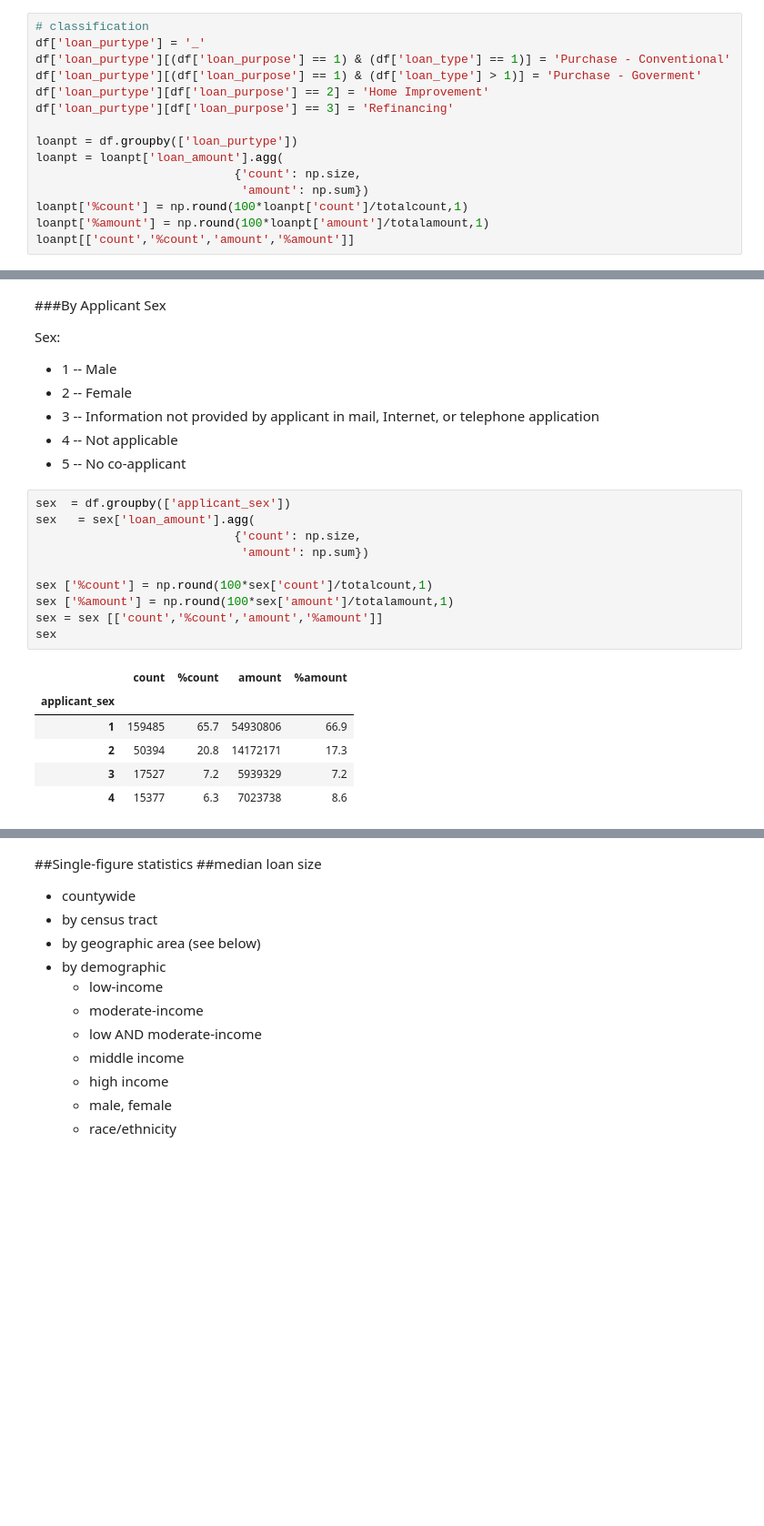
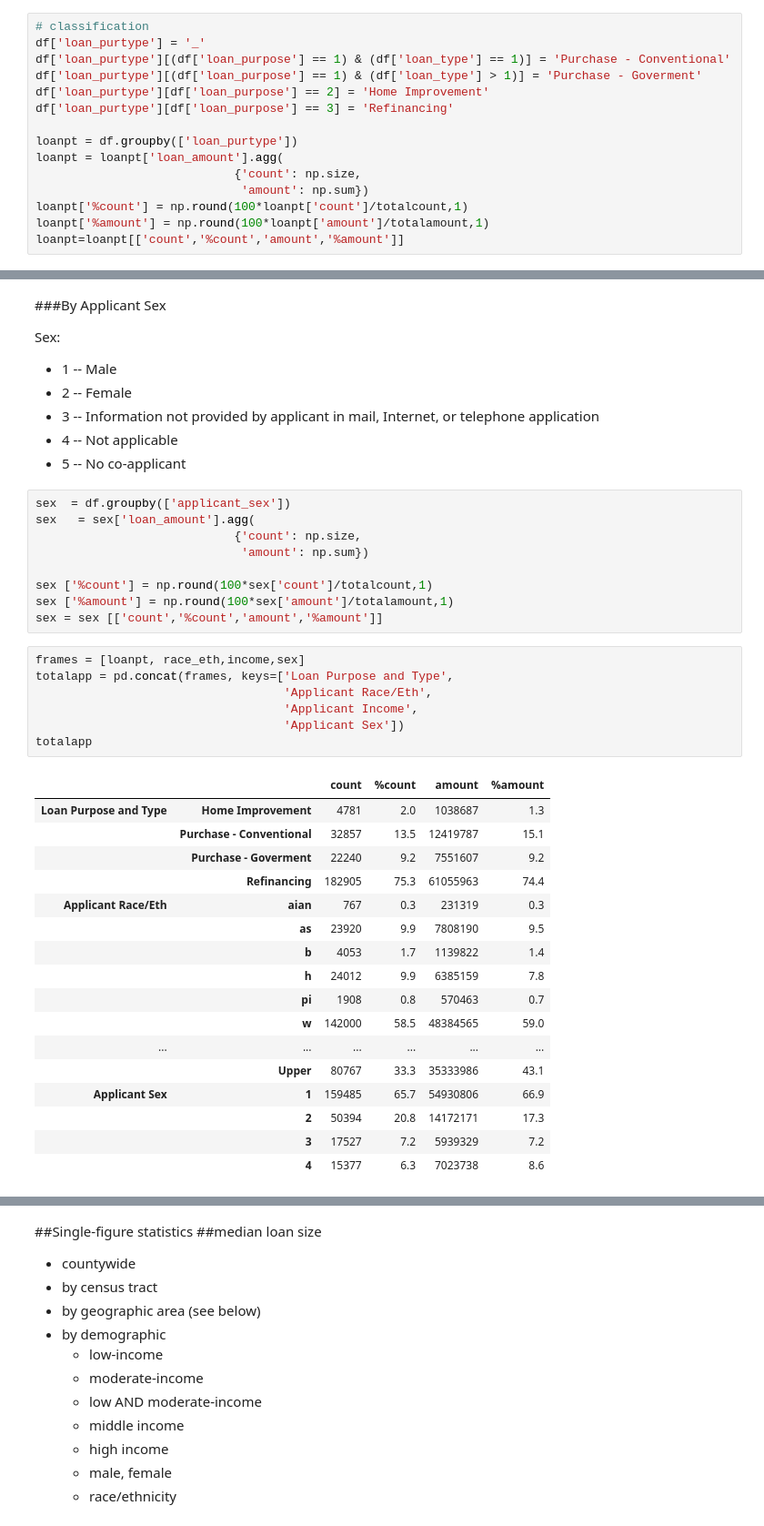
Before and after one commit to CivicKnowledge/San-Diego-Housing, a Jupyter notebook: gonzalo/report-g.ipynb, the cells around one changed output, grey strips where cells are left out. Shown: that part at 91% size. Drawn from its saved outputs; the diff is of its cells as text; blank space fills up the shorter version.

Commit message:
stack totals

```diff
--- a/gonzalo/report-g.ipynb
+++ b/gonzalo/report-g.ipynb
@@ -70,4 +70,4 @@ loanpt = loanpt['loan_amount'].agg(
                              'amount': np.sum})
 loanpt['%count'] = np.round(100*loanpt['count']/totalcount,1)
 loanpt['%amount'] = np.round(100*loanpt['amount']/totalamount,1)
-loanpt[['count','%count','amount','%amount']]
+loanpt=loanpt[['count','%count','amount','%amount']]
@@ -149,11 +123,28 @@ sex   = sex['loan_amount'].agg(
 sex ['%count'] = np.round(100*sex['count']/totalcount,1)
 sex ['%amount'] = np.round(100*sex['amount']/totalamount,1)
 sex = sex [['count','%count','amount','%amount']]
-sex
-# %% [output]
-|  | count | %count | amount | %amount |
-| applicant_sex |  |  |  |  |
-| 1 | 159485 | 65.7 | 54930806 | 66.9 |
-| 2 | 50394 | 20.8 | 14172171 | 17.3 |
-| 3 | 17527 | 7.2 | 5939329 | 7.2 |
-| 4 | 15377 | 6.3 | 7023738 | 8.6 |
+# %%
+frames = [loanpt, race_eth,income,sex]
+totalapp = pd.concat(frames, keys=['Loan Purpose and Type',
+                                   'Applicant Race/Eth',
+                                   'Applicant Income',
+                                   'Applicant Sex'])
+totalapp
+# %% [output]
+|  |  | count | %count | amount | %amount |
+| Loan Purpose and Type | Home Improvement | 4781 | 2.0 | 1038687 | 1.3 |
+|  | Purchase - Conventional | 32857 | 13.5 | 12419787 | 15.1 |
+|  | Purchase - Goverment | 22240 | 9.2 | 7551607 | 9.2 |
+|  | Refinancing | 182905 | 75.3 | 61055963 | 74.4 |
+| Applicant Race/Eth | aian | 767 | 0.3 | 231319 | 0.3 |
+|  | as | 23920 | 9.9 | 7808190 | 9.5 |
+|  | b | 4053 | 1.7 | 1139822 | 1.4 |
+|  | h | 24012 | 9.9 | 6385159 | 7.8 |
+|  | pi | 1908 | 0.8 | 570463 | 0.7 |
+|  | w | 142000 | 58.5 | 48384565 | 59.0 |
+| ... | ... | ... | ... | ... | ... |
+|  | Upper | 80767 | 33.3 | 35333986 | 43.1 |
+| Applicant Sex | 1 | 159485 | 65.7 | 54930806 | 66.9 |
+|  | 2 | 50394 | 20.8 | 14172171 | 17.3 |
+|  | 3 | 17527 | 7.2 | 5939329 | 7.2 |
+|  | 4 | 15377 | 6.3 | 7023738 | 8.6 |
```
Also changed, not shown: parts of 6 cells of this notebook.
